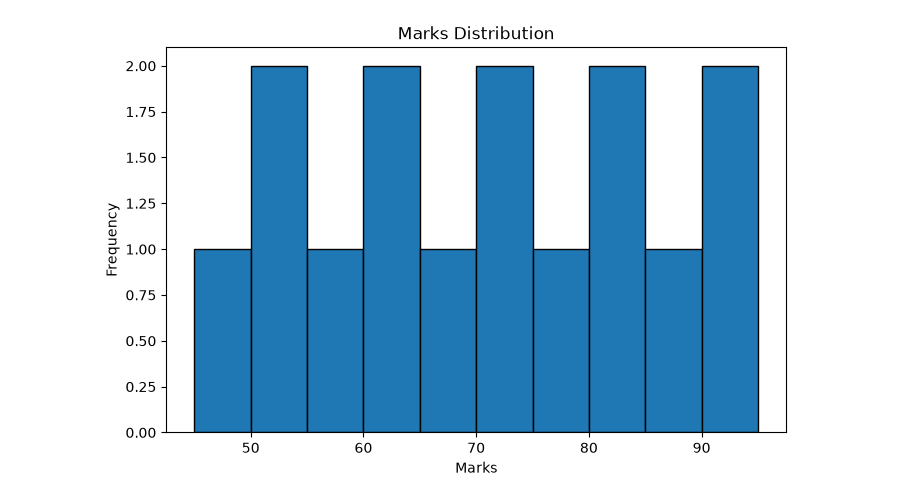
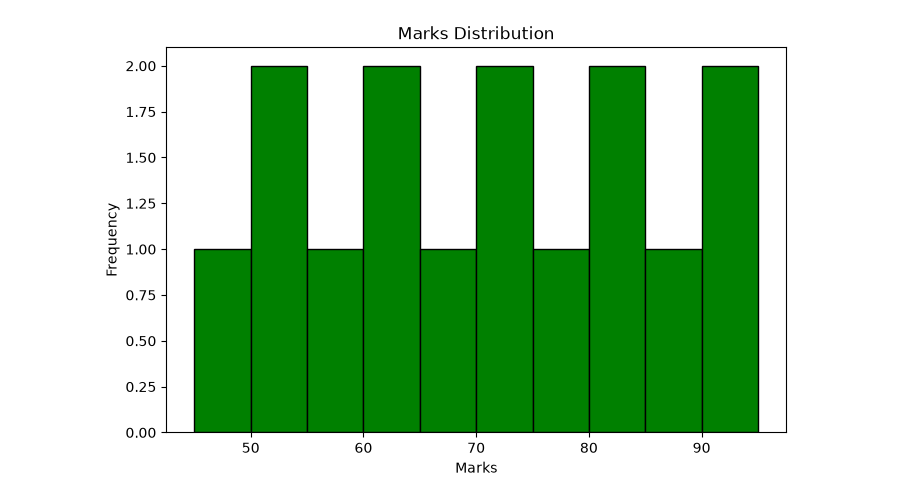
Before and after one commit to AKabhishek9/AIML-Basics, a Jupyter notebook: Data-Visualization/histogram.ipynb, the cells around one changed output. Saved outputs shown, nothing was run; the diff lists cells and outputs as text; code cells hidden in the pictures.

Commit message:
add histogram

```diff
--- a/Data-Visualization/histogram.ipynb
+++ b/Data-Visualization/histogram.ipynb
@@ -1,16 +1,16 @@
 # %%
 import matplotlib.pyplot as plt
 
 marks = [45, 50, 52, 55, 60, 62, 65, 70, 72, 75, 80, 82, 85, 90, 95]
 
 plt.figure(figsize=(8,5))
 
-plt.hist(marks, bins=10, edgecolor="black")
+plt.hist(marks, bins=10, edgecolor="black", color="green")
 
 plt.title("Marks Distribution")
 plt.xlabel("Marks")
 plt.ylabel("Frequency")
 
 plt.show()
 # %% [output]
-[figure, old version]
+[figure, new version]
```
Also changed, not shown: parts of 9 cells of this notebook.
